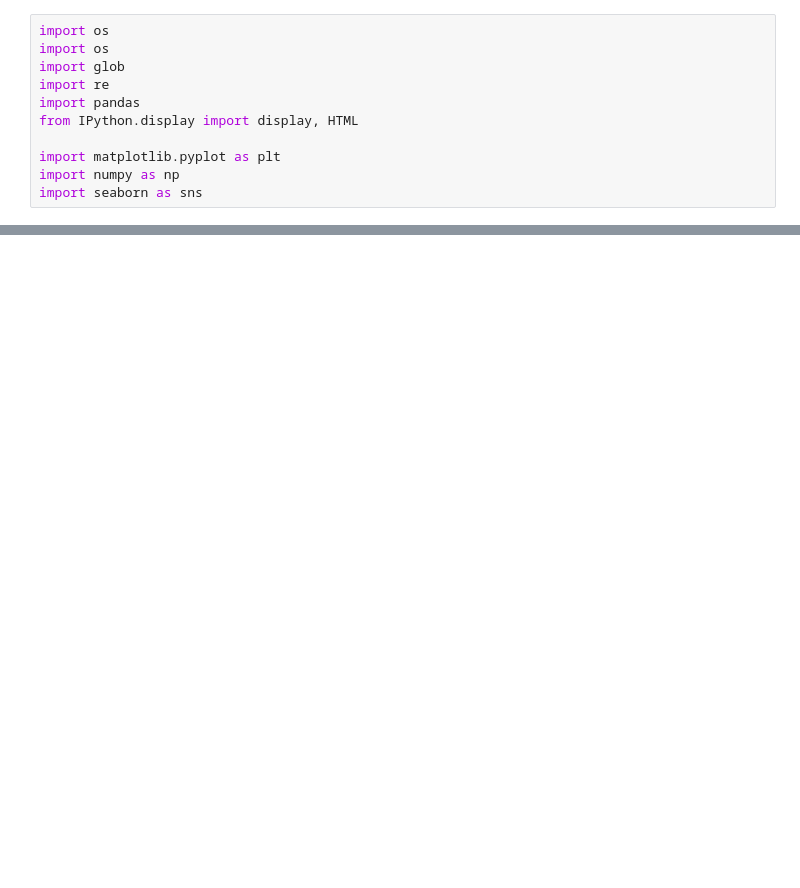
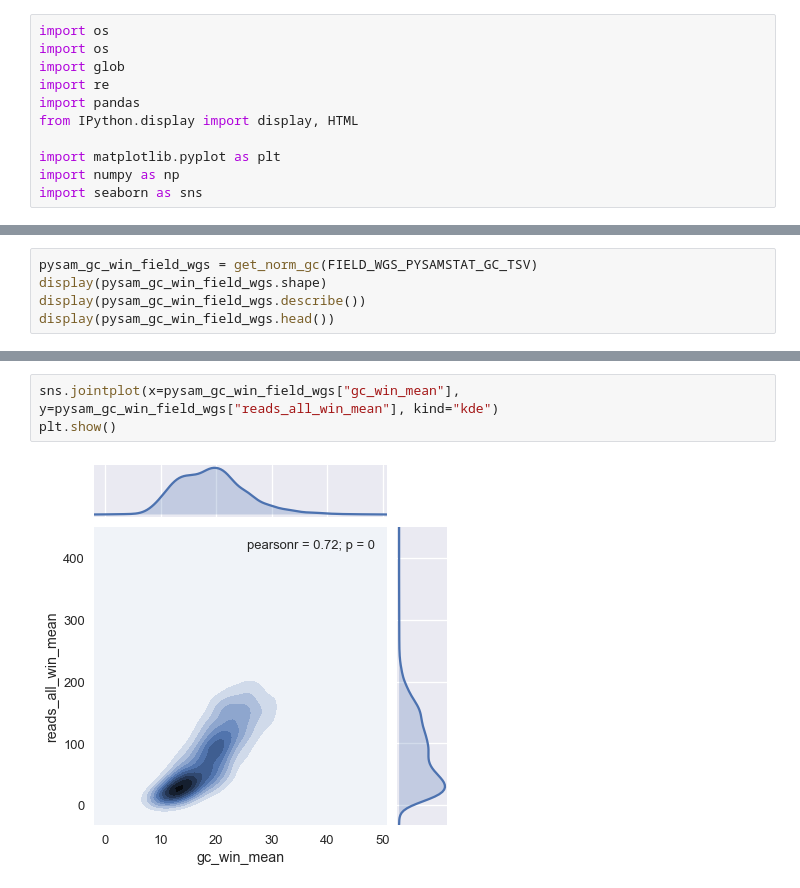
Before and after one commit to tnguyensanger/pf_swga_cnv, a Jupyter notebook: src/jupyter/Read Count Distribution.ipynb, the cells around one changed output, grey strips where cells are left out. Saved outputs shown, nothing was run; the diff lists cells and outputs as text; blank space fills up the shorter version.

```diff
--- a/src/jupyter/Read Count Distribution.ipynb
+++ b/src/jupyter/Read Count Distribution.ipynb
@@ -105,0 +111,5 @@ plt.show()
+# %%
+pysam_gc_win_field_wgs = get_norm_gc(FIELD_WGS_PYSAMSTAT_GC_TSV)
+display(pysam_gc_win_field_wgs.shape)
+display(pysam_gc_win_field_wgs.describe())
+display(pysam_gc_win_field_wgs.head())
@@ -105,0 +133,5 @@ plt.show()
+# %%
+sns.jointplot(x=pysam_gc_win_field_wgs["gc_win_mean"], y=pysam_gc_win_field_wgs["reads_all_win_mean"], kind="kde")
+plt.show()
+# %% [output]
+[figure, added]
```
Also changed, not shown: parts of 48 cells of this notebook.
